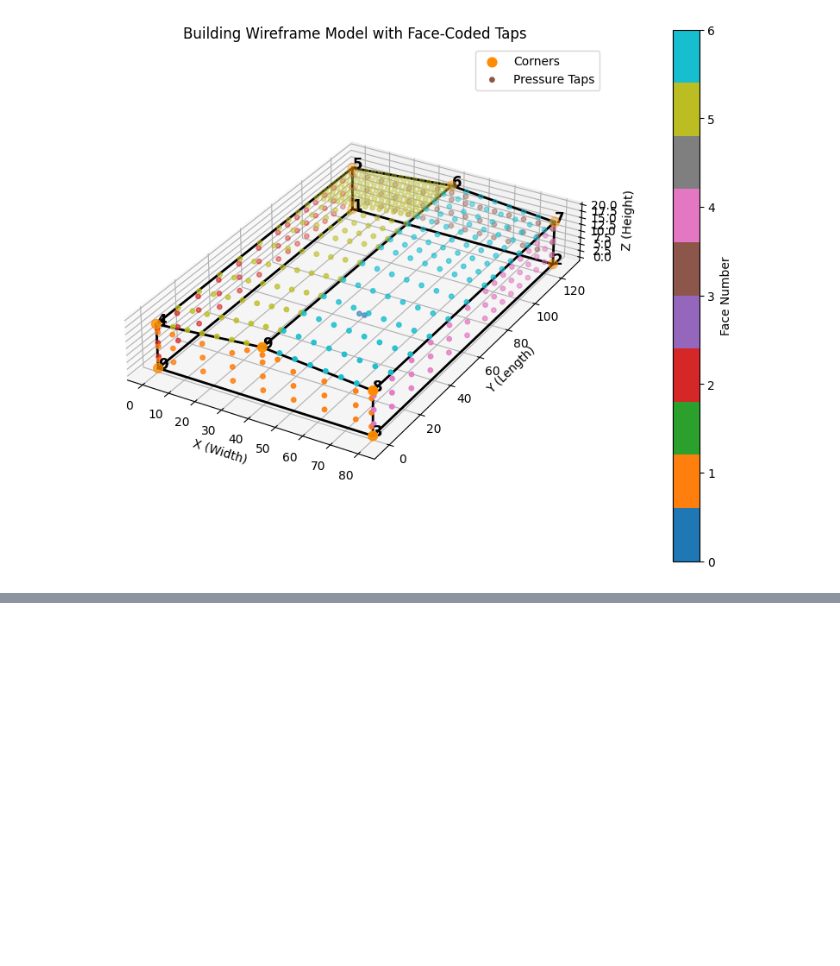
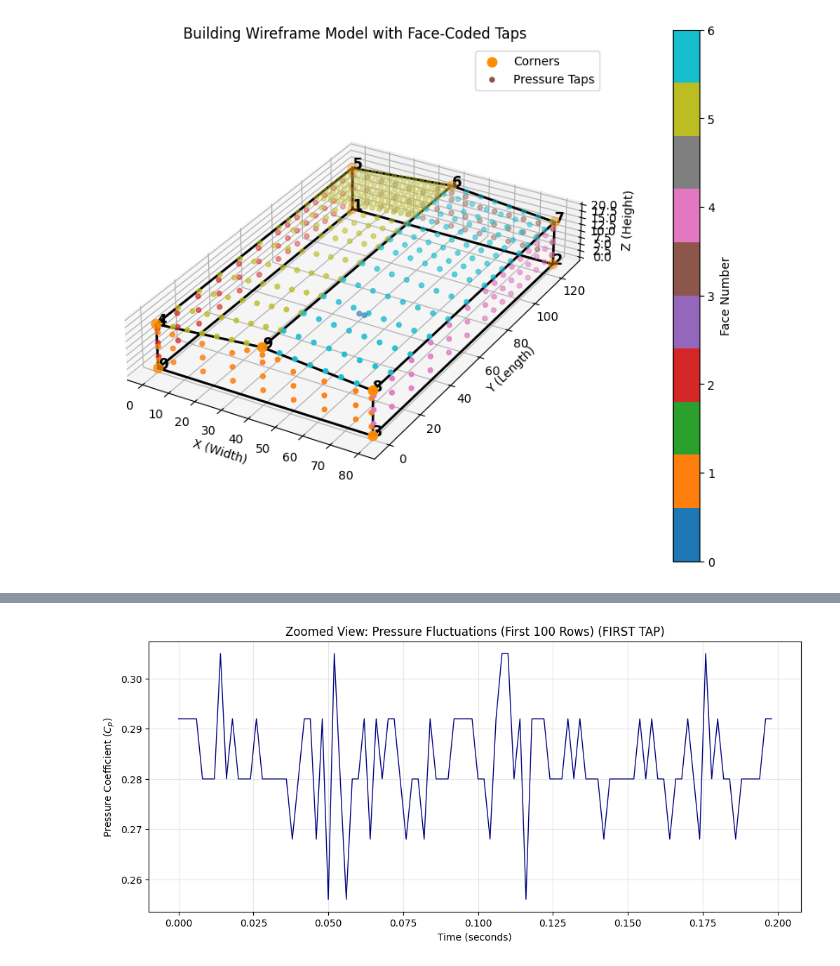
Before and after one commit to sam2mengis2/NIST-TPU-Database-Interface, a Jupyter notebook: ReadfirstHED.ipynb, the cells around one changed output, grey strips where cells are left out. Cells and saved outputs as stored; diff of their text form; code cells hidden in the pictures; blank space fills up the shorter version.

```diff
--- a/ReadfirstHED.ipynb
+++ b/ReadfirstHED.ipynb
@@ -217,0 +311,13 @@ ValueError: Unknown projection '2d'
+# %%
+plt.figure(figsize=(12, 5))
+
+# Plot only the first 1000 rows (2 seconds of data at 500Hz)
+plt.plot(time_seconds[:100], df_asc[0][:100], color='navy', linewidth=1)
+
+plt.title('Zoomed View: Pressure Fluctuations (First 100 Rows) (FIRST TAP)')
+plt.xlabel('Time (seconds)')
+plt.ylabel('Pressure Coefficient ($C_p$)')
+plt.grid(True, alpha=0.3)
+plt.show()
+# %% [output]
+[figure, added]
```
Also changed, not shown: parts of 5 cells of this notebook, 1 other file.
